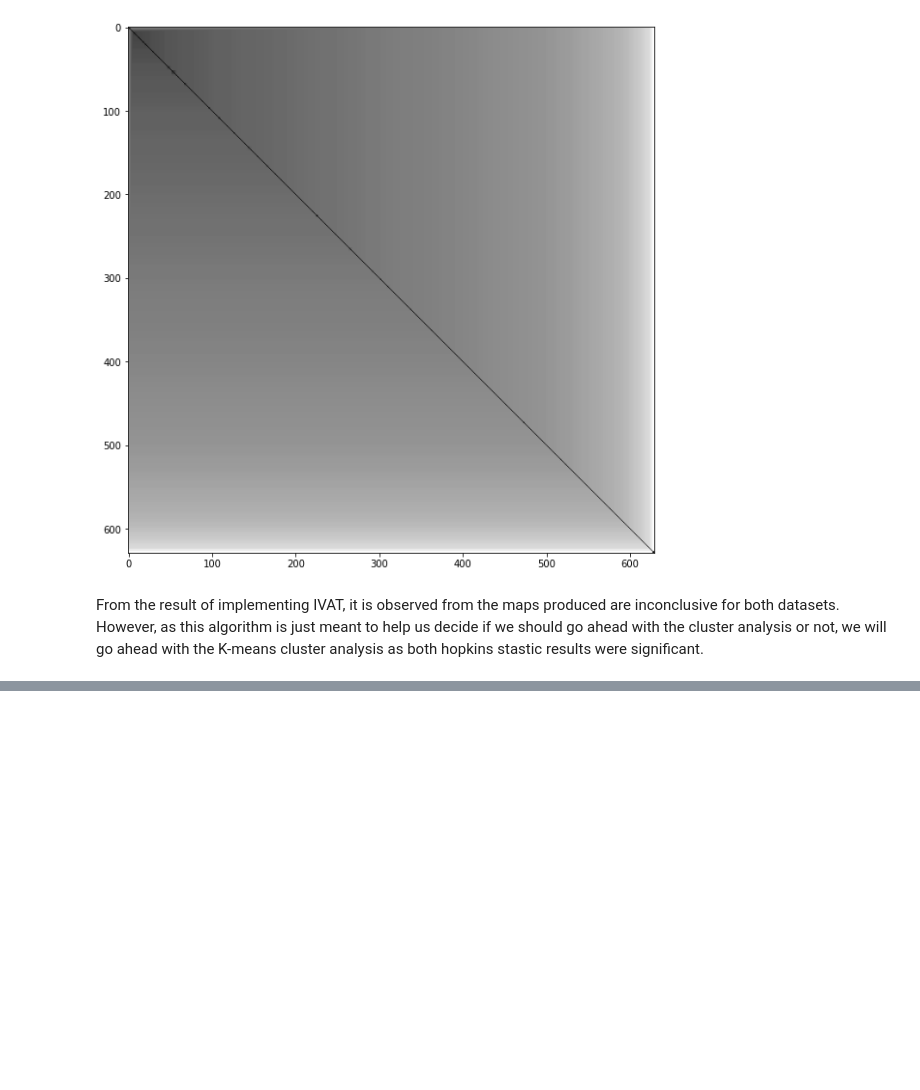
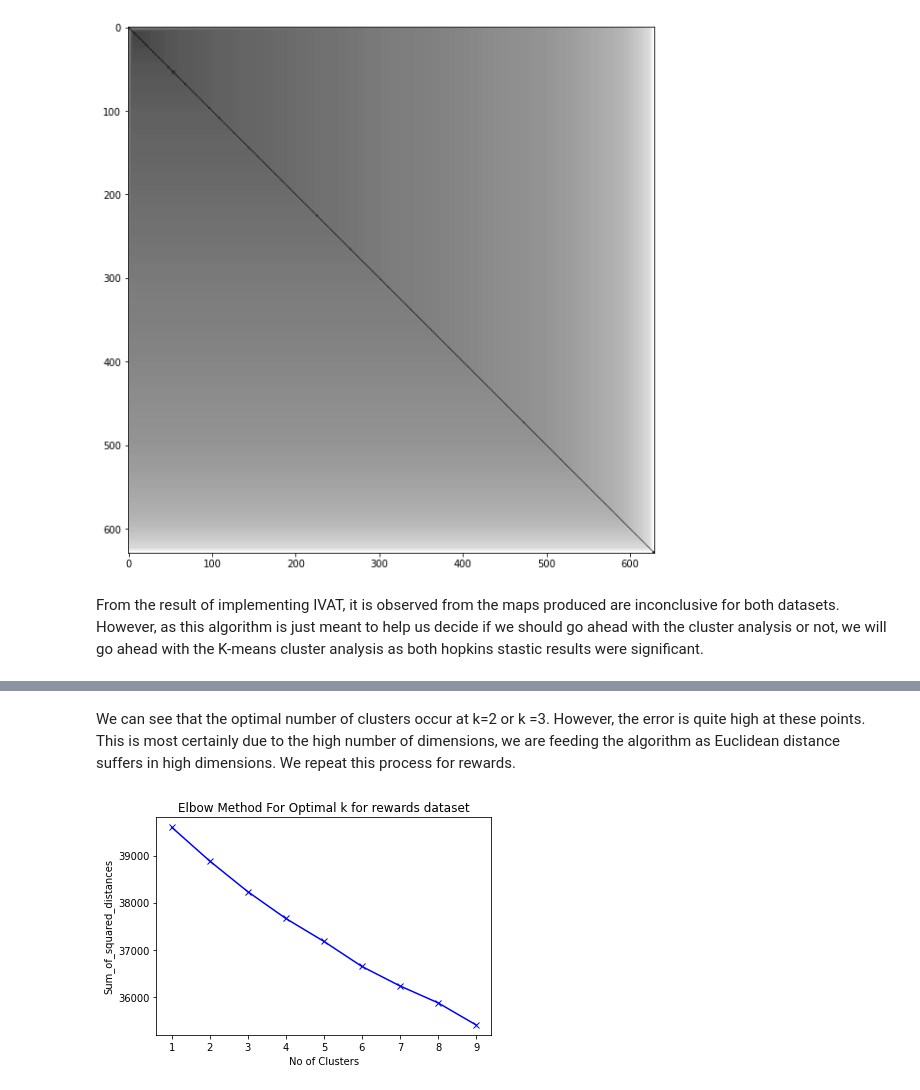
Before and after one commit to reidya3/CA4015_First_Assignment, a Jupyter notebook: book/Clustering_Analysis.ipynb, the cells around one changed output, grey strips where cells are left out. Drawn from its saved outputs; the diff is of its cells as text; code cells hidden in the pictures; blank space fills up the shorter version.

```diff
--- a/book/Clustering_Analysis.ipynb
+++ b/book/Clustering_Analysis.ipynb
@@ -122,0 +137,15 @@ with your book. For more information about this, see [the Jupyter Book documenta
+# %% [markdown]
+We can see that the optimal number of clusters occur at k=2 or k =3. However, the error is quite high at these points. This is most certainly due to the high number of dimensions, we are feeding the algorithm as Euclidean distance suffers in high dimensions. We repeat this process for rewards.
+# %%
+Sum_of_squared_distances = []
+for k in range(1, 10):
+    km_rewards = KMeans(n_clusters=k, random_state=42)
+    km_rewards = km_rewards.fit(dim_reduced_rewards.iloc[:, 2:])
+    Sum_of_squared_distances.append(km_rewards.inertia_)
+plt.plot(K, Sum_of_squared_distances, 'bx-')
+plt.xlabel('No of Clusters')
+plt.ylabel('Sum_of_squared_distances')
+plt.title('Elbow Method For Optimal k for rewards dataset')
+plt.show()
+# %% [output]
+[figure, added]
```
Also changed, not shown: parts of 16 cells of this notebook, 4 other files.
